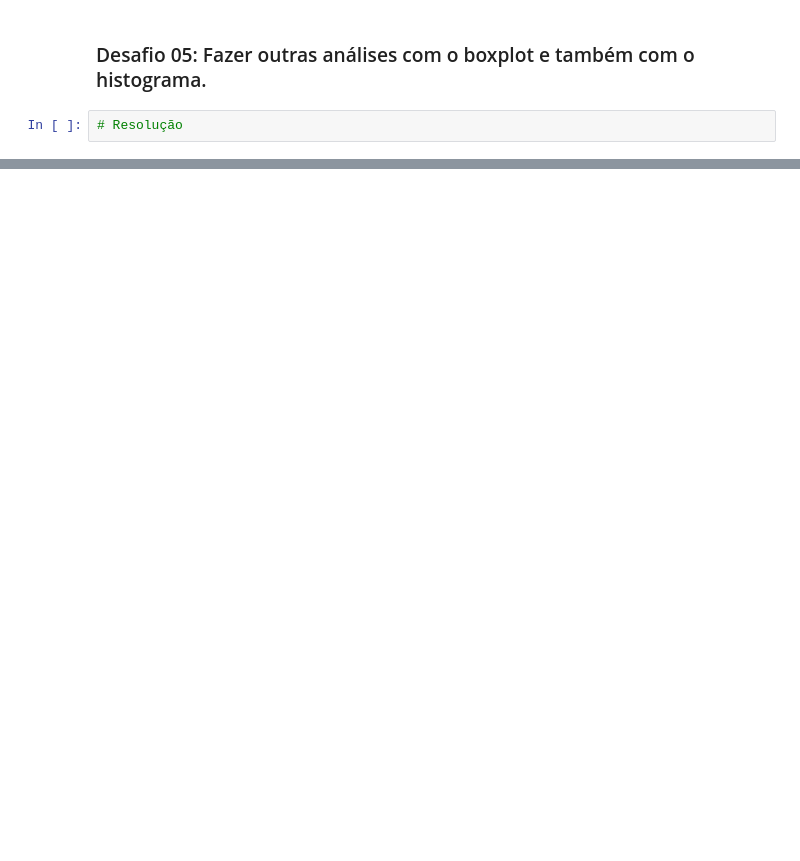
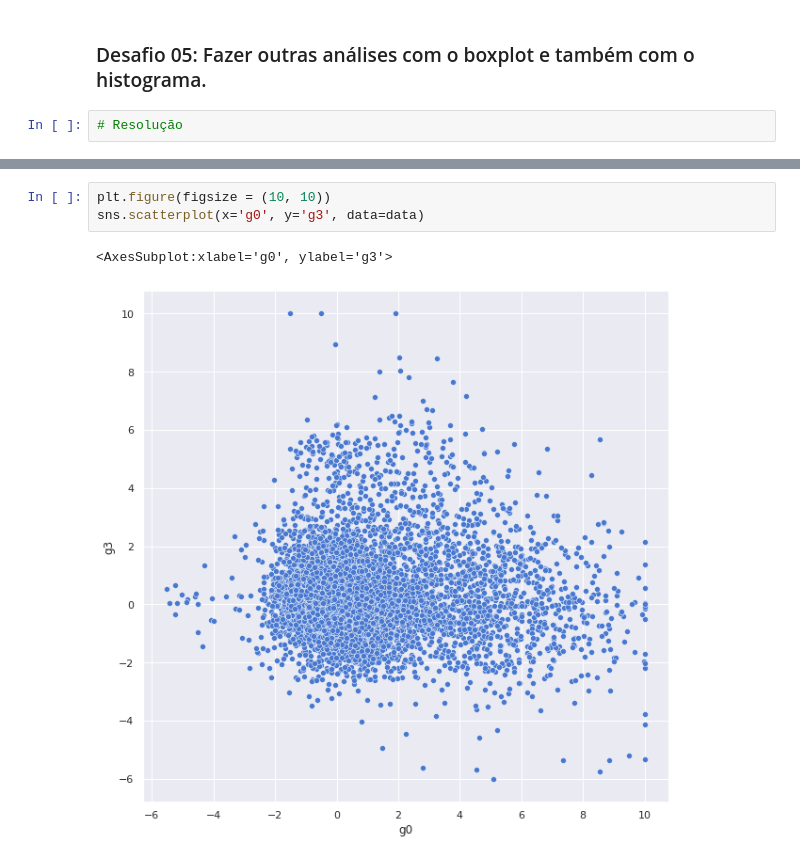
Before and after one commit to marcelsby/alura-imersao-dados-2021, a Jupyter notebook: src/Imersão Dados.ipynb, the cells around one changed output, grey strips where cells are left out. Drawn from its saved outputs; the diff is of its cells as text; blank space fills up the shorter version.

```diff
--- a/src/Imersão Dados.ipynb
+++ b/src/Imersão Dados.ipynb
@@ -419,0 +471,6 @@ sns.histplot(data = g_mean, bins = 40)
+# %%
+plt.figure(figsize = (10, 10))
+sns.scatterplot(x='g0', y='g3', data=data)
+# %% [output]
+<AxesSubplot:xlabel='g0', ylabel='g3'>
+[figure, added]
```
Also changed, not shown: parts of 49 cells of this notebook.
